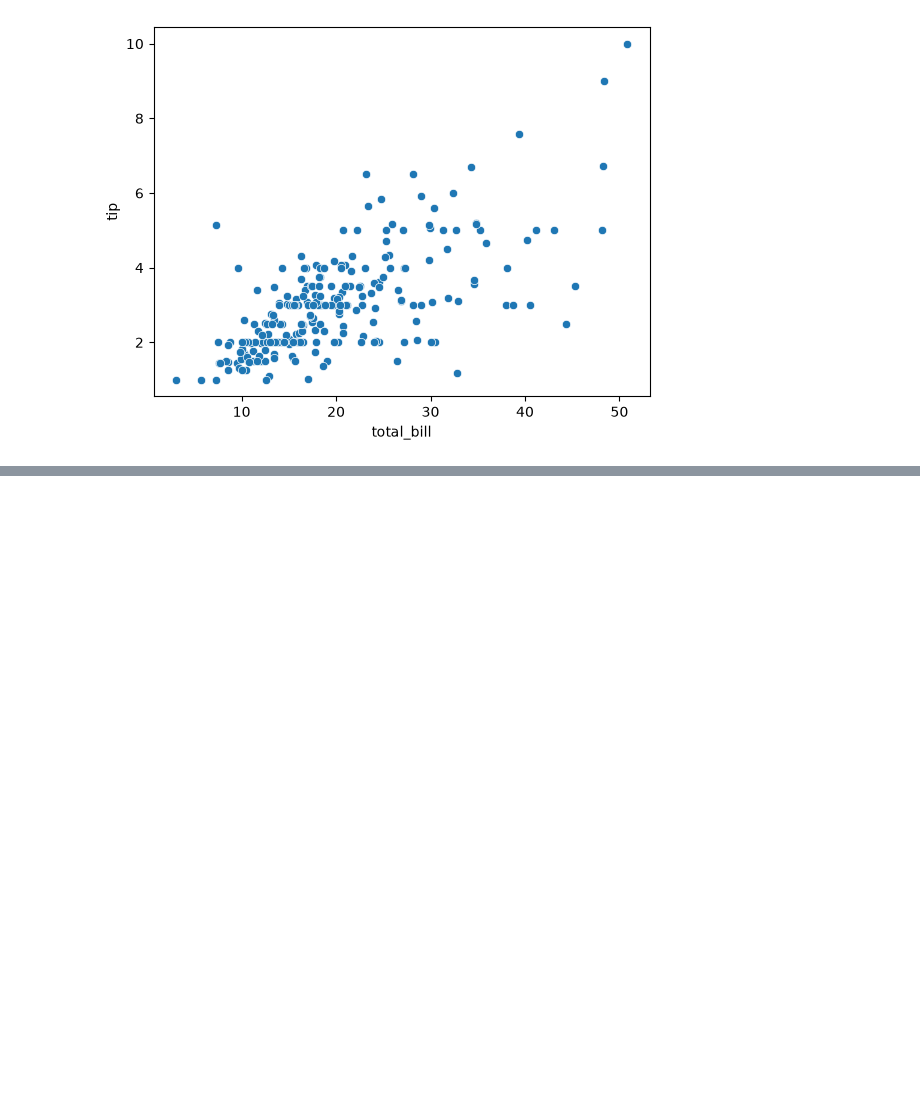
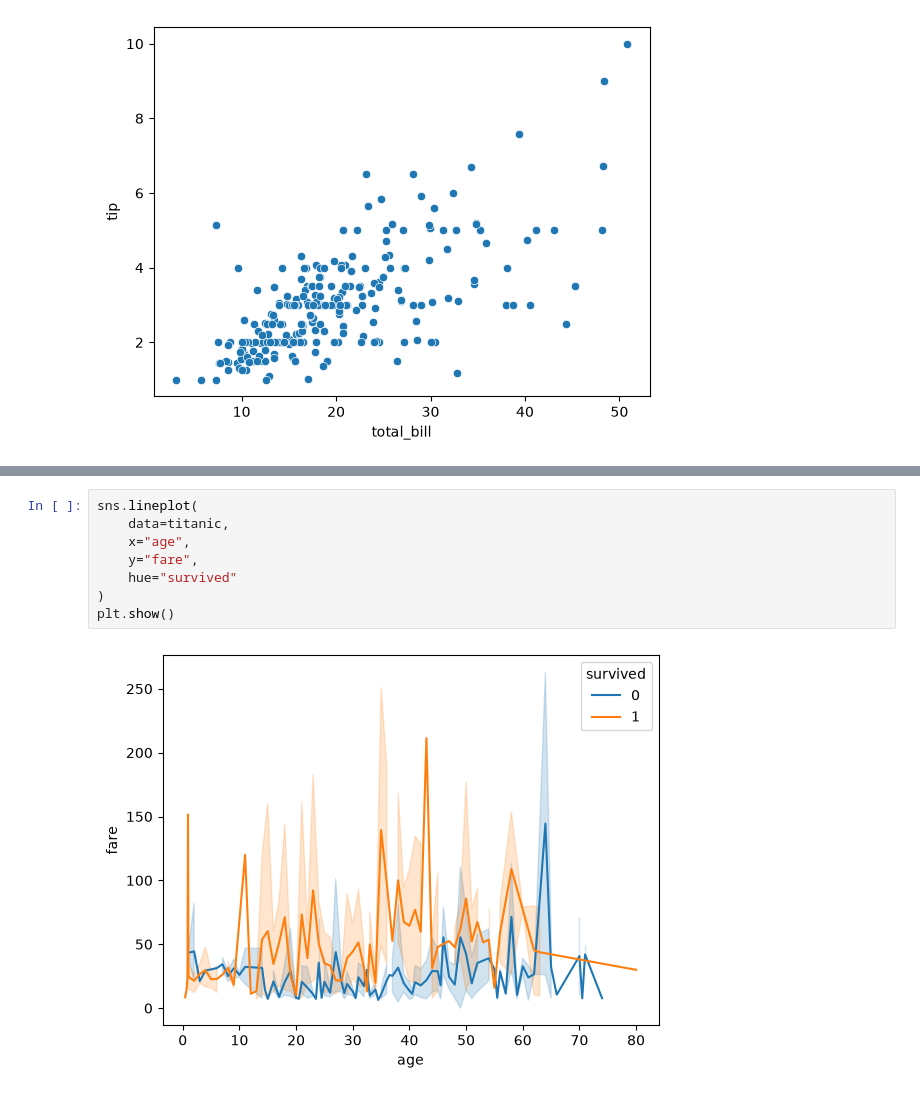
Before and after one commit to manukumsr54/Python-College, a Jupyter notebook: day1.seaborn.ipynb, the cells around one changed output, grey strips where cells are left out. Drawn from its saved outputs; the diff is of its cells as text; blank space fills up the shorter version.

```diff
--- a/day1.seaborn.ipynb
+++ b/day1.seaborn.ipynb
@@ -55,0 +72,10 @@ plt.show()
+# %%
+sns.lineplot(
+    data=titanic,
+    x="age",
+    y="fare",
+    hue="survived"
+)
+plt.show()
+# %% [output]
+[figure, added]
```
Also changed, not shown: parts of 11 cells of this notebook.
